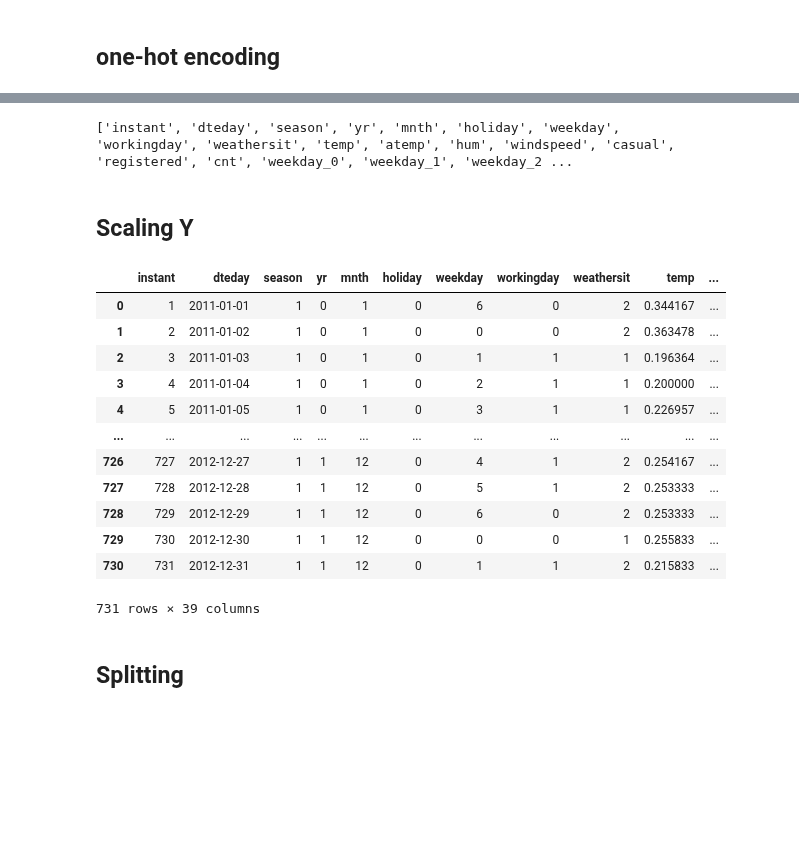
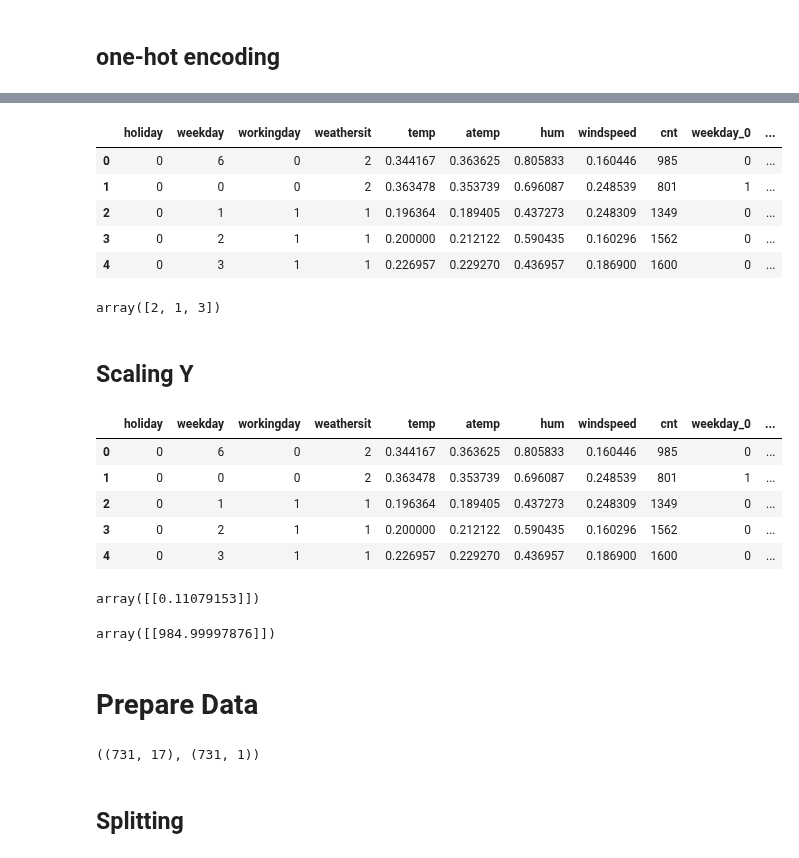
Before and after one commit to nockchun/rsnet, a Jupyter notebook: lecture_source/machine_learning/0214_rnn_bike_share.ipynb, the cells around one changed output, grey strips where cells are left out. Drawn from its saved outputs; the diff is of its cells as text; code cells hidden in the pictures; blank space fills up the shorter version.

```diff
--- a/lecture_source/machine_learning/0214_rnn_bike_share.ipynb
+++ b/lecture_source/machine_learning/0214_rnn_bike_share.ipynb
@@ -32,0 +41,5 @@ originData = pd.read_csv("resources/bike_share_day.csv")
+# %%
+import pathlib
+dataset_url = "https://archive.ics.uci.edu/ml/machine-learning-databases/00275/Bike-Sharing-Dataset.zip"
+data_dir = utils.get_file('bike_share.zip', origin=dataset_url, extract=True, cache_subdir='bike_share')
+data_dir = pathlib.Path(data_dir)
@@ -33 +57,3 @@ originData = pd.read_csv("resources/bike_share_day.csv")
+# %%
+df_origin = pd.read_csv(data_dir.parent.as_posix() + "/day.csv")
 # %%
@@ -90,0 +121,3 @@ interactive(children=(Dropdown(description='compare', options=('season', 'mnth',
+# %%
+df_preproc = df_origin[["holiday", "weekday", "workingday", "weathersit", "temp", "atemp", "hum", "windspeed", "cnt"]]
+df_preproc.head()
@@ -91,6 +131,6 @@ interactive(children=(Dropdown(description='compare', options=('season', 'mnth',
 # %% [markdown]
 ## one-hot encoding
 # %%
-onehotWeekday = pd.get_dummies(originData["weekday"], prefix="weekday")
-onehotWeathersit = pd.get_dummies(originData["weathersit"], prefix="weathersit")
-onehotMnth = pd.get_dummies(originData["mnth"], prefix="mnth")
+onehotWeekday = pd.get_dummies(df_preproc["weekday"], prefix="weekday")
+onehotWeathersit = pd.get_dummies(df_preproc["weathersit"], prefix="weathersit")
+onehotWeekday.head()
@@ -97,8 +144,16 @@ onehotMnth = pd.get_dummies(originData["mnth"], prefix="mnth")
 # %%
-data = originData.join(onehotWeekday).join(onehotWeathersit).join(onehotMnth)
+df_preproc = df_preproc.join(onehotWeekday).join(onehotWeathersit)
+df_preproc.head()
+# %% [output]
+|  | holiday | weekday | workingday | weathersit | temp | atemp | hum | windspeed | cnt | weekday_0 | ... |
+| 0 | 0 | 6 | 0 | 2 | 0.344167 | 0.363625 | 0.805833 | 0.160446 | 985 | 0 | ... |
+| 1 | 0 | 0 | 0 | 2 | 0.363478 | 0.353739 | 0.696087 | 0.248539 | 801 | 1 | ... |
+| 2 | 0 | 1 | 1 | 1 | 0.196364 | 0.189405 | 0.437273 | 0.248309 | 1349 | 0 | ... |
+| 3 | 0 | 2 | 1 | 1 | 0.200000 | 0.212122 | 0.590435 | 0.160296 | 1562 | 0 | ... |
+| 4 | 0 | 3 | 1 | 1 | 0.226957 | 0.229270 | 0.436957 | 0.186900 | 1600 | 0 | ... |
-# %%
-print(list(data.columns))
-# %% [output]
-['instant', 'dteday', 'season', 'yr', 'mnth', 'holiday', 'weekday', 'workingday', 'weathersit', 'temp', 'atemp', 'hum', 'windspeed', 'casual', 'registered', 'cnt', 'weekday_0', 'weekday_1', 'weekday_2 ...
+# %%
+df_preproc.weathersit.unique()
+# %% [output]
+array([2, 1, 3])
 # %% [markdown]
 ## Scaling Y
@@ -110,17 +159,0 @@ scaledSeries.columns = ["cntscl"]
-# %%
-data = pd.merge(data, scaledSeries, left_index=True, right_index=True)
-data
-# %% [output]
-|  | instant | dteday | season | yr | mnth | holiday | weekday | workingday | weathersit | temp | ... |
-| 0 | 1 | 2011-01-01 | 1 | 0 | 1 | 0 | 6 | 0 | 2 | 0.344167 | ... |
-| 1 | 2 | 2011-01-02 | 1 | 0 | 1 | 0 | 0 | 0 | 2 | 0.363478 | ... |
-| 2 | 3 | 2011-01-03 | 1 | 0 | 1 | 0 | 1 | 1 | 1 | 0.196364 | ... |
-| 3 | 4 | 2011-01-04 | 1 | 0 | 1 | 0 | 2 | 1 | 1 | 0.200000 | ... |
-| 4 | 5 | 2011-01-05 | 1 | 0 | 1 | 0 | 3 | 1 | 1 | 0.226957 | ... |
-| ... | ... | ... | ... | ... | ... | ... | ... | ... | ... | ... | ... |
-| 726 | 727 | 2012-12-27 | 1 | 1 | 12 | 0 | 4 | 1 | 2 | 0.254167 | ... |
-| 727 | 728 | 2012-12-28 | 1 | 1 | 12 | 0 | 5 | 1 | 2 | 0.253333 | ... |
-| 728 | 729 | 2012-12-29 | 1 | 1 | 12 | 0 | 6 | 0 | 2 | 0.253333 | ... |
-| 729 | 730 | 2012-12-30 | 1 | 1 | 12 | 0 | 0 | 0 | 1 | 0.255833 | ... |
-| 730 | 731 | 2012-12-31 | 1 | 1 | 12 | 0 | 1 | 1 | 2 | 0.215833 | ... |
-731 rows × 39 columns
@@ -127,2 +164,30 @@ data
+# %%
+df_preproc["cntscl"] = scaledCnt
+df_preproc.head()
+# %% [output]
+|  | holiday | weekday | workingday | weathersit | temp | atemp | hum | windspeed | cnt | weekday_0 | ... |
+| 0 | 0 | 6 | 0 | 2 | 0.344167 | 0.363625 | 0.805833 | 0.160446 | 985 | 0 | ... |
+| 1 | 0 | 0 | 0 | 2 | 0.363478 | 0.353739 | 0.696087 | 0.248539 | 801 | 1 | ... |
+| 2 | 0 | 1 | 1 | 1 | 0.196364 | 0.189405 | 0.437273 | 0.248309 | 1349 | 0 | ... |
+| 3 | 0 | 2 | 1 | 1 | 0.200000 | 0.212122 | 0.590435 | 0.160296 | 1562 | 0 | ... |
+| 4 | 0 | 3 | 1 | 1 | 0.226957 | 0.229270 | 0.436957 | 0.186900 | 1600 | 0 | ... |
+# %%
+scalerCnt.transform([[985]])
+# %% [output]
+array([[0.11079153]])
+# %%
+scalerCnt.inverse_transform([[0.11079153]])
+# %% [output]
+array([[984.99997876]])
+# %% [markdown]
+# Prepare Data
+# %%
+preproc_data = df_preproc[["holiday", "workingday", "temp", "atemp", "hum", "windspeed",
+     "weekday_0", "weekday_1", "weekday_2", "weekday_3", "weekday_4", "weekday_5", "weekday_6",
+     "weathersit_1", "weathersit_2", "weathersit_3", "cntscl"]].values
+preproc_label = df_preproc[["cntscl"]].values
+preproc_data.shape, preproc_label.shape
+# %% [output]
+((731, 17), (731, 1))
 # %% [markdown]
 ## Splitting
```
Also changed, not shown: parts of 46 cells of this notebook, 3 other files.
